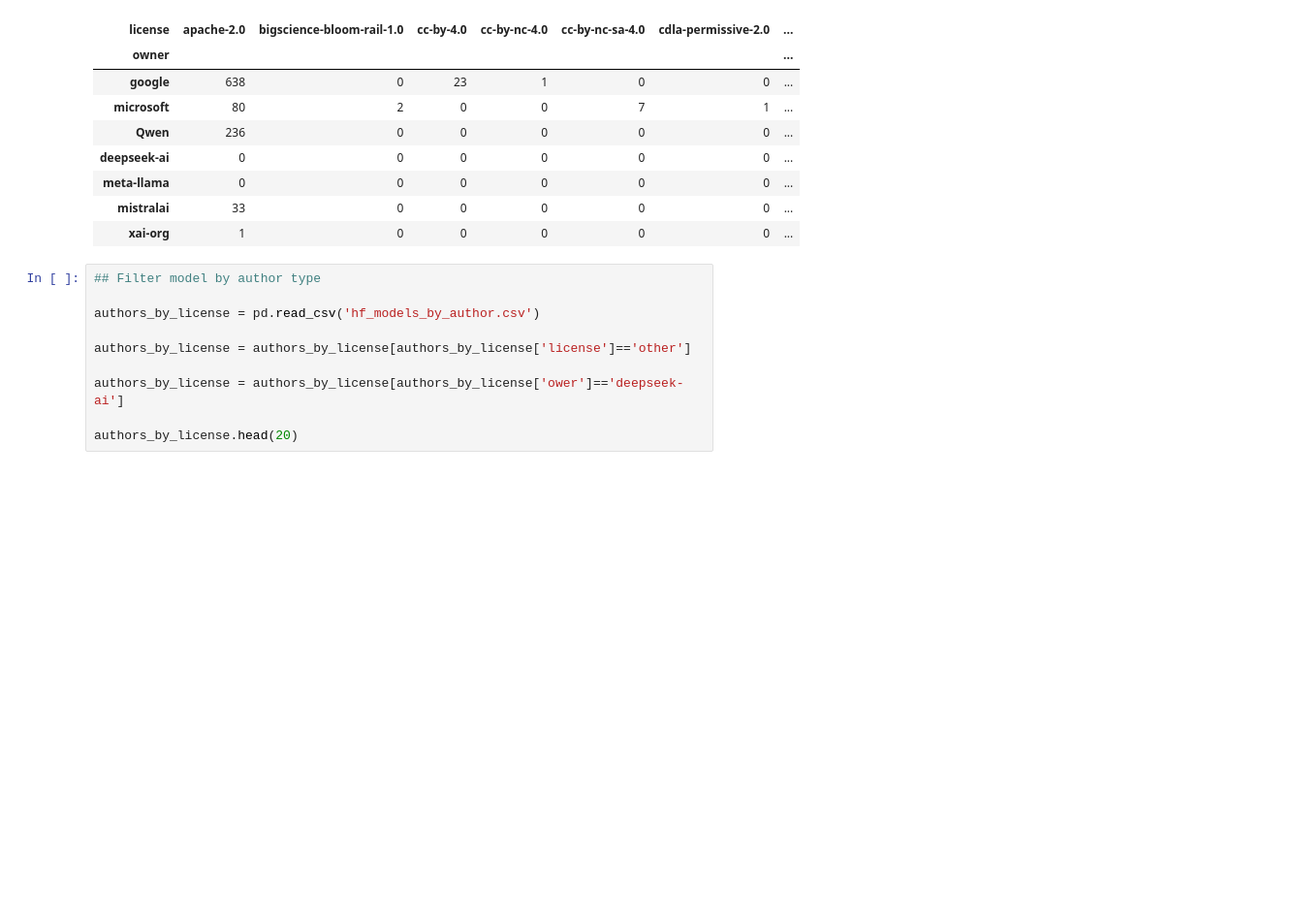
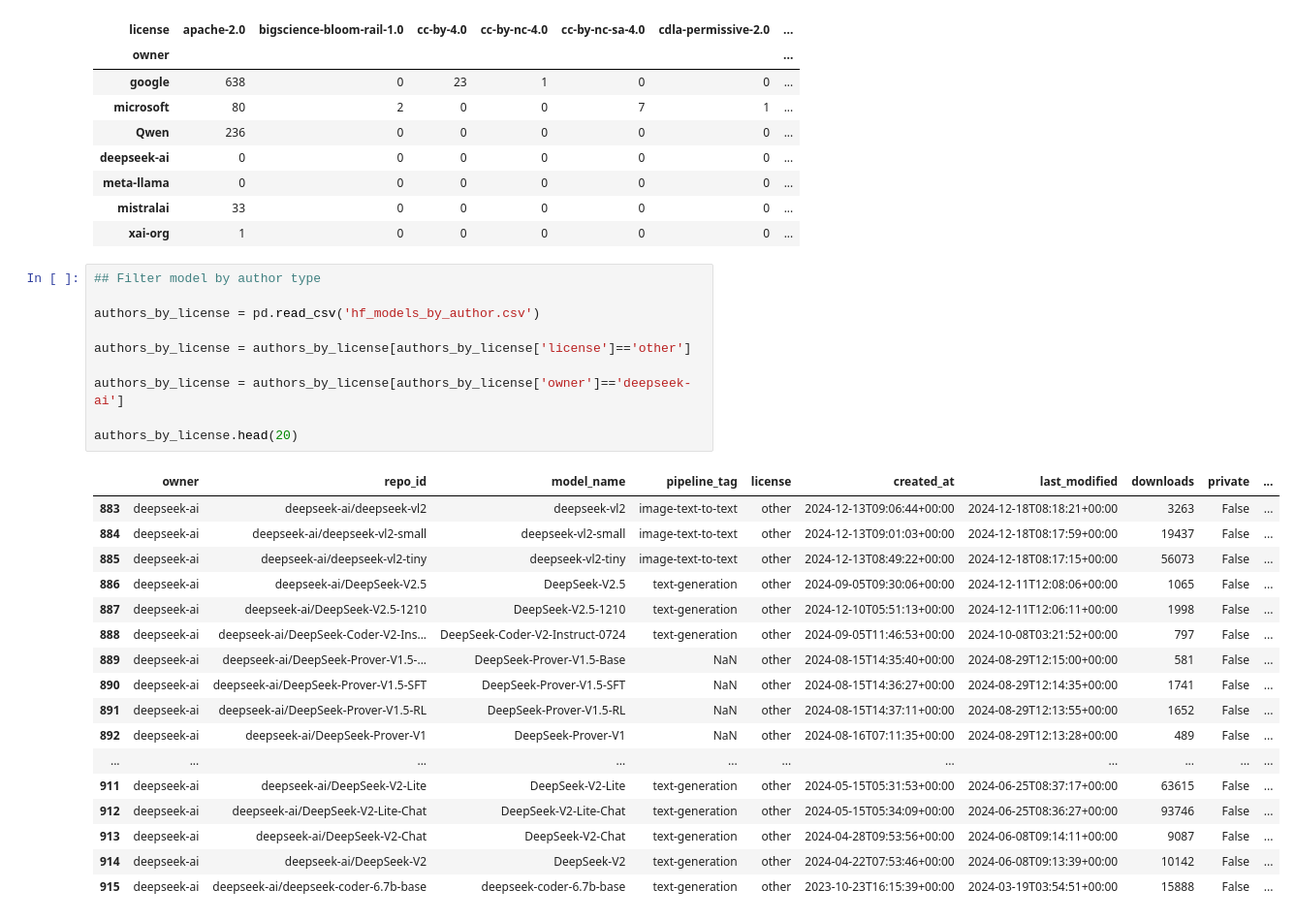
Before and after one commit to gabtos/open-source-ai-discovery, a Jupyter notebook: exploratory_analysis.ipynb, the cells around one changed output. Shown at 97% size. Saved outputs shown, nothing was run; the diff lists cells and outputs as text; blank space fills up the shorter version.

```diff
--- a/exploratory_analysis.ipynb
+++ b/exploratory_analysis.ipynb
@@ -982,10 +982,28 @@ Saved:
 # %%
 ## Filter model by author type
 
 authors_by_license = pd.read_csv('hf_models_by_author.csv')
 
 authors_by_license = authors_by_license[authors_by_license['license']=='other']
 
-authors_by_license = authors_by_license[authors_by_license['ower']=='deepseek-ai']
+authors_by_license = authors_by_license[authors_by_license['owner']=='deepseek-ai']
 
 authors_by_license.head(20)
+# %% [output]
+|  | owner | repo_id | model_name | pipeline_tag | license | created_at | last_modified | downloads | private | ... |
+| 883 | deepseek-ai | deepseek-ai/deepseek-vl2 | deepseek-vl2 | image-text-to-text | other | 2024-12-13T09:06:44+00:00 | 2024-12-18T08:18:21+00:00 | 3263 | False | ... |
+| 884 | deepseek-ai | deepseek-ai/deepseek-vl2-small | deepseek-vl2-small | image-text-to-text | other | 2024-12-13T09:01:03+00:00 | 2024-12-18T08:17:59+00:00 | 19437 | False | ... |
+| 885 | deepseek-ai | deepseek-ai/deepseek-vl2-tiny | deepseek-vl2-tiny | image-text-to-text | other | 2024-12-13T08:49:22+00:00 | 2024-12-18T08:17:15+00:00 | 56073 | False | ... |
+| 886 | deepseek-ai | deepseek-ai/DeepSeek-V2.5 | DeepSeek-V2.5 | text-generation | other | 2024-09-05T09:30:06+00:00 | 2024-12-11T12:08:06+00:00 | 1065 | False | ... |
+| 887 | deepseek-ai | deepseek-ai/DeepSeek-V2.5-1210 | DeepSeek-V2.5-1210 | text-generation | other | 2024-12-10T05:51:13+00:00 | 2024-12-11T12:06:11+00:00 | 1998 | False | ... |
+| 888 | deepseek-ai | deepseek-ai/DeepSeek-Coder-V2-Ins... | DeepSeek-Coder-V2-Instruct-0724 | text-generation | other | 2024-09-05T11:46:53+00:00 | 2024-10-08T03:21:52+00:00 | 797 | False | ... |
+| 889 | deepseek-ai | deepseek-ai/DeepSeek-Prover-V1.5-... | DeepSeek-Prover-V1.5-Base | NaN | other | 2024-08-15T14:35:40+00:00 | 2024-08-29T12:15:00+00:00 | 581 | False | ... |
+| 890 | deepseek-ai | deepseek-ai/DeepSeek-Prover-V1.5-SFT | DeepSeek-Prover-V1.5-SFT | NaN | other | 2024-08-15T14:36:27+00:00 | 2024-08-29T12:14:35+00:00 | 1741 | False | ... |
+| 891 | deepseek-ai | deepseek-ai/DeepSeek-Prover-V1.5-RL | DeepSeek-Prover-V1.5-RL | NaN | other | 2024-08-15T14:37:11+00:00 | 2024-08-29T12:13:55+00:00 | 1652 | False | ... |
+| 892 | deepseek-ai | deepseek-ai/DeepSeek-Prover-V1 | DeepSeek-Prover-V1 | NaN | other | 2024-08-16T07:11:35+00:00 | 2024-08-29T12:13:28+00:00 | 489 | False | ... |
+| ... | ... | ... | ... | ... | ... | ... | ... | ... | ... | ... |
+| 911 | deepseek-ai | deepseek-ai/DeepSeek-V2-Lite | DeepSeek-V2-Lite | text-generation | other | 2024-05-15T05:31:53+00:00 | 2024-06-25T08:37:17+00:00 | 63615 | False | ... |
+| 912 | deepseek-ai | deepseek-ai/DeepSeek-V2-Lite-Chat | DeepSeek-V2-Lite-Chat | text-generation | other | 2024-05-15T05:34:09+00:00 | 2024-06-25T08:36:27+00:00 | 93746 | False | ... |
+| 913 | deepseek-ai | deepseek-ai/DeepSeek-V2-Chat | DeepSeek-V2-Chat | text-generation | other | 2024-04-28T09:53:56+00:00 | 2024-06-08T09:14:11+00:00 | 9087 | False | ... |
+| 914 | deepseek-ai | deepseek-ai/DeepSeek-V2 | DeepSeek-V2 | text-generation | other | 2024-04-22T07:53:46+00:00 | 2024-06-08T09:13:39+00:00 | 10142 | False | ... |
+| 915 | deepseek-ai | deepseek-ai/deepseek-coder-6.7b-base | deepseek-coder-6.7b-base | text-generation | other | 2023-10-23T16:15:39+00:00 | 2024-03-19T03:54:51+00:00 | 15888 | False | ... |
```
Also changed, not shown: 6 other files.
